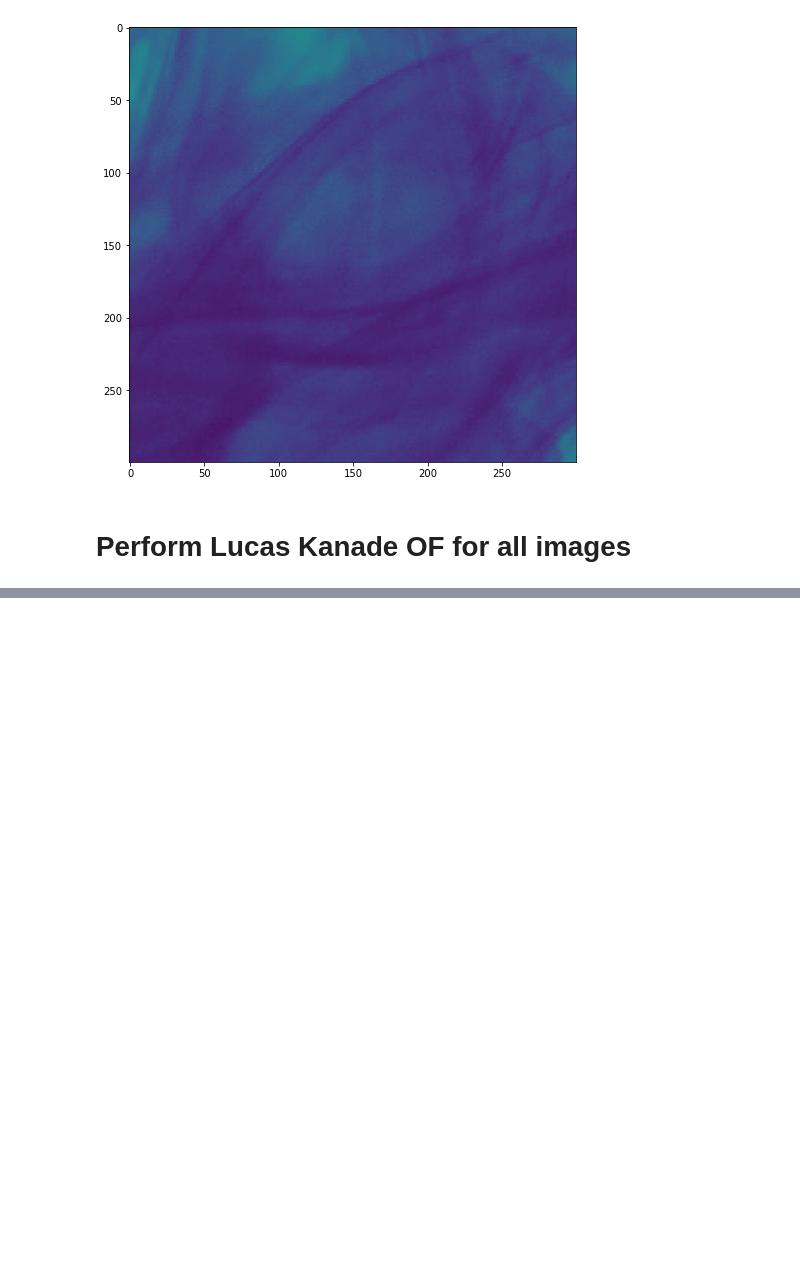
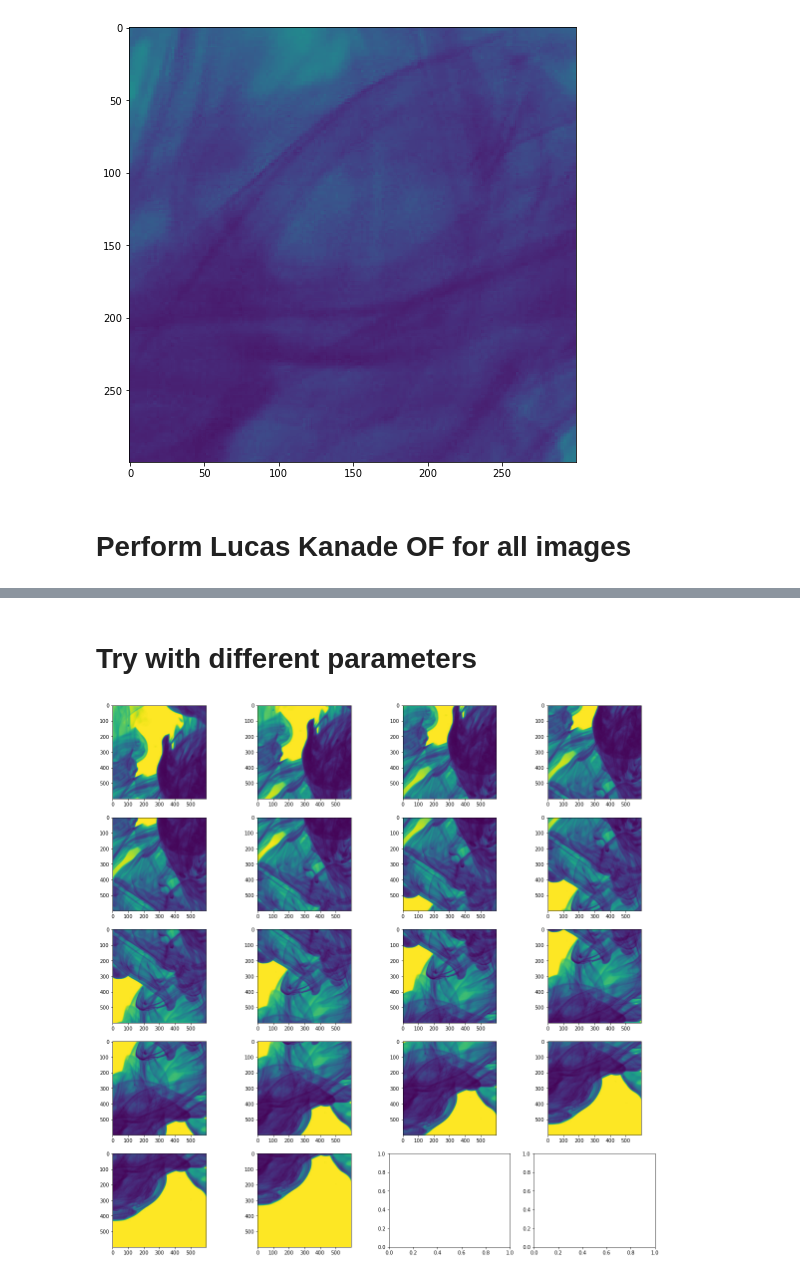
Before and after one commit to pakhuiying/optical_flow_fluid, a Jupyter notebook: Lucas_Kanade.ipynb, the cells around one changed output, grey strips where cells are left out. Saved outputs shown, nothing was run; the diff lists cells and outputs as text; code cells hidden in the pictures; blank space fills up the shorter version.

```diff
--- a/Lucas_Kanade.ipynb
+++ b/Lucas_Kanade.ipynb
@@ -254,0 +356,12 @@ u,v = lucas_kanade(im_stack[:,:,0], im_stack[:,:,1], 10, tau=1e-6)
+# %% [markdown]
+# Try with different parameters
+# %%
+image_frames, coord_list = shift_images(shift_x=0,shift_y=10,frame=frame,dim=600,x0=1500,y0=0)
+
+fig,axes = plt.subplots(ceil(len(image_frames[::10])/4),4,figsize=(20,20)) # plot every 10 image
+for ax, im in zip(axes.flatten(),image_frames[::10]):
+    ax.imshow(im)
+
+plt.show()
+# %% [output]
+[figure, added]
```
Also changed, not shown: parts of 18 cells of this notebook, 16 other files.
